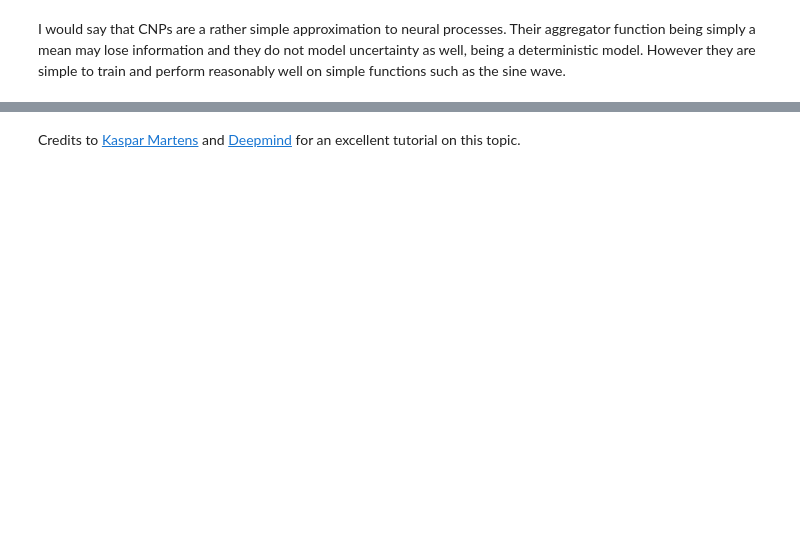
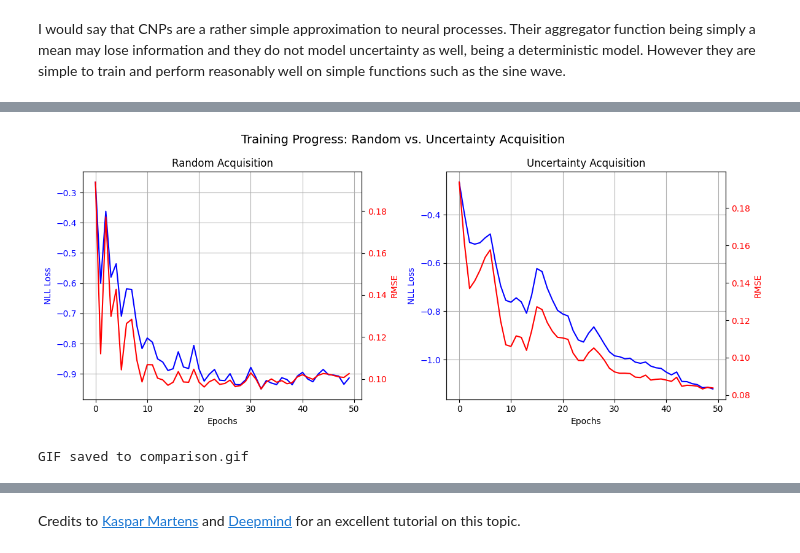
Before and after one commit to NeerjaKasture/blog, a Jupyter notebook: posts/Conditional Neural Process/CNP.ipynb, the cells around one changed output, grey strips where cells are left out. Saved outputs shown, nothing was run; the diff lists cells and outputs as text; code cells hidden in the pictures; blank space fills up the shorter version.

```diff
--- a/posts/Conditional Neural Process/CNP.ipynb
+++ b/posts/Conditional Neural Process/CNP.ipynb
@@ -313,0 +356,14 @@ I would say that CNPs are a rather simple approximation to neural processes. The
+# %%
+import copy
+
+model_random = copy.deepcopy(model)
+model_uncertainty = copy.deepcopy(model)
+
+opt_random = torch.optim.Adam(model_random.parameters(), lr=1e-3)
+opt_uncertainty = torch.optim.Adam(model_uncertainty.parameters(), lr=1e-3)
+
+x_context_r, y_context_r = x_context.clone(), y_context.clone()
+x_target_r, y_target_r = x_target.clone(), y_target.clone()
+
+x_context_u, y_context_u = x_context.clone(), y_context.clone()
+x_target_u, y_target_u = x_target.clone(), y_target.clone()
@@ -313,0 +519,47 @@ I would say that CNPs are a rather simple approximation to neural processes. The
+# %%
+#| echo: false
+
+epochs_r = range(len(losses_r))
+epochs_u = range(len(losses_u))
+
+fig, (ax1, ax2) = plt.subplots(1, 2, figsize=(12, 5), sharey=False)
+
+# --- Random Acquisition ---
+ax1.plot(epochs_r, losses_r, 'b-', label='NLL Loss')
+ax1.set_xlabel('Epochs')
+ax1.set_ylabel('NLL Loss', color='b')
+ax1.tick_params(axis='y', labelcolor='b')
+ax1.grid(True)
+
+ax1b = ax1.twinx()
+ax1b.plot(epochs_r, rmses_r, 'r-', label='RMSE')
+ax1b.set_ylabel('RMSE', color='r')
+ax1b.tick_params(axis='y', labelcolor='r')
+
+ax1.set_title("Random Acquisition")
+
+# --- Uncertainty Acquisition ---
+ax2.plot(epochs_u, losses_u, 'b-', label='NLL Loss')
+ax2.set_xlabel('Epochs')
+ax2.set_ylabel('NLL Loss', color='b')
+ax2.tick_params(axis='y', labelcolor='b')
+ax2.grid(True)
+
+ax2b = ax2.twinx()
+ax2b.plot(epochs_u, rmses_u, 'r-', label='RMSE')
+ax2b.set_ylabel('RMSE', color='r')
+ax2b.tick_params(axis='y', labelcolor='r')
+
+ax2.set_title("Uncertainty Acquisition")
+
+plt.suptitle("Training Progress: Random vs. Uncertainty Acquisition", fontsize=14)
+plt.tight_layout()
+plt.show()
+# %% [output]
+[figure, added]
+# %%
+#| include: false
+
+make_gif_from_frames("frames", "comparison.gif", fps=2)
+# %% [output]
+GIF saved to comparison.gif
```
Also changed, not shown: parts of 18 cells of this notebook, 14 other files.
